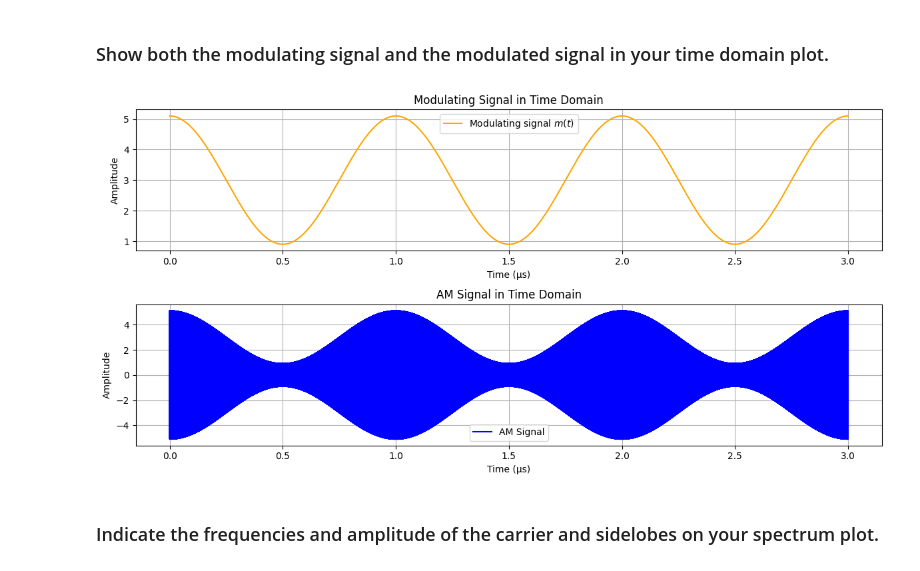
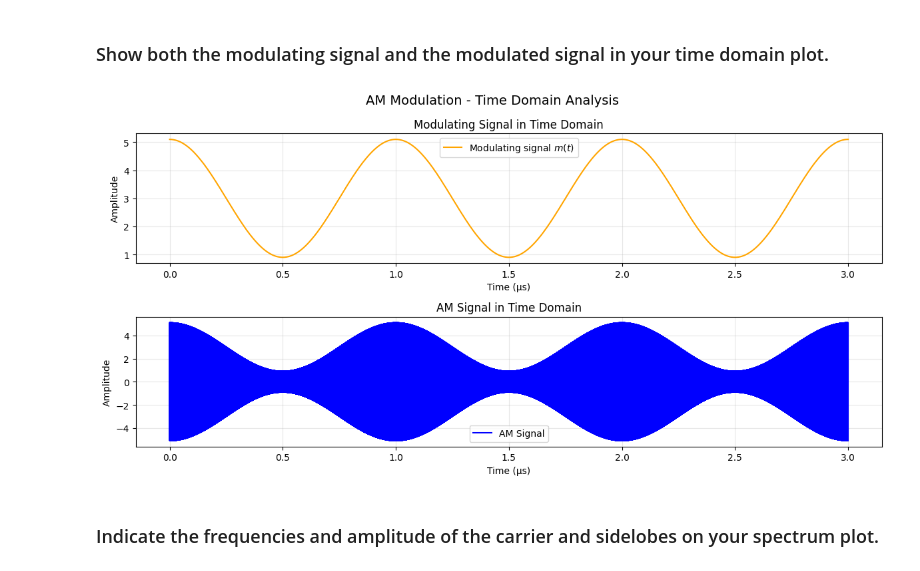
Before and after one commit to NortheLo/Microwave_Eng_Lab, a Jupyter notebook: Lab2_Spectrum_Analysis/Lab2_Preliminary.ipynb, the cells around one changed output. Drawn from its saved outputs; the diff is of its cells as text; code cells hidden in the pictures.

```diff
--- a/Lab2_Spectrum_Analysis/Lab2_Preliminary.ipynb
+++ b/Lab2_Spectrum_Analysis/Lab2_Preliminary.ipynb
@@ -21,29 +133,22 @@ s_c = np.cos(2 * np.pi * f_c * t)
 s_bp = np.multiply(m, s_c)
 # %% [markdown]
 ### Show both the modulating signal and the modulated signal in your time domain plot.
-# %%
-
-# --- Time domain plots ---
-plt.figure(figsize=(12, 6))
-
-plt.subplot(2, 1, 1)
-plt.plot(t * 1e6, m, label="Modulating signal $m(t)$", color='orange')
-plt.xlabel("Time (μs)")
-plt.ylabel("Amplitude")
-plt.title("Modulating Signal in Time Domain")
-plt.grid(True)
-plt.legend()
-
-plt.subplot(2, 1, 2)
-plt.plot(t * 1e6, s_bp, label="AM Signal", color='blue')
-plt.xlabel("Time (μs)")
-plt.ylabel("Amplitude")
-plt.title("AM Signal in Time Domain")
-plt.grid(True)
-plt.legend()
-plt.tight_layout()
-plt.show()
-# %% [output]
-[figure, removed]
+# %%
+signals = [ {
+            'data': m,
+            'label': 'Modulating signal $m(t)$',
+            'color': 'orange',
+            'title': 'Modulating Signal in Time Domain'
+        },
+        {
+            'data': s_bp,
+            'label': 'AM Signal',
+            'color': 'blue',
+            'title': 'AM Signal in Time Domain'
+        }
+    ]
+plot_time_domain(t, signals, title="AM Modulation - Time Domain Analysis")
+# %% [output]
+[figure, added]
 # %% [markdown]
 ### Indicate the frequencies and amplitude of the carrier and sidelobes on your spectrum plot.
```
Also changed, not shown: parts of 32 cells of this notebook.
